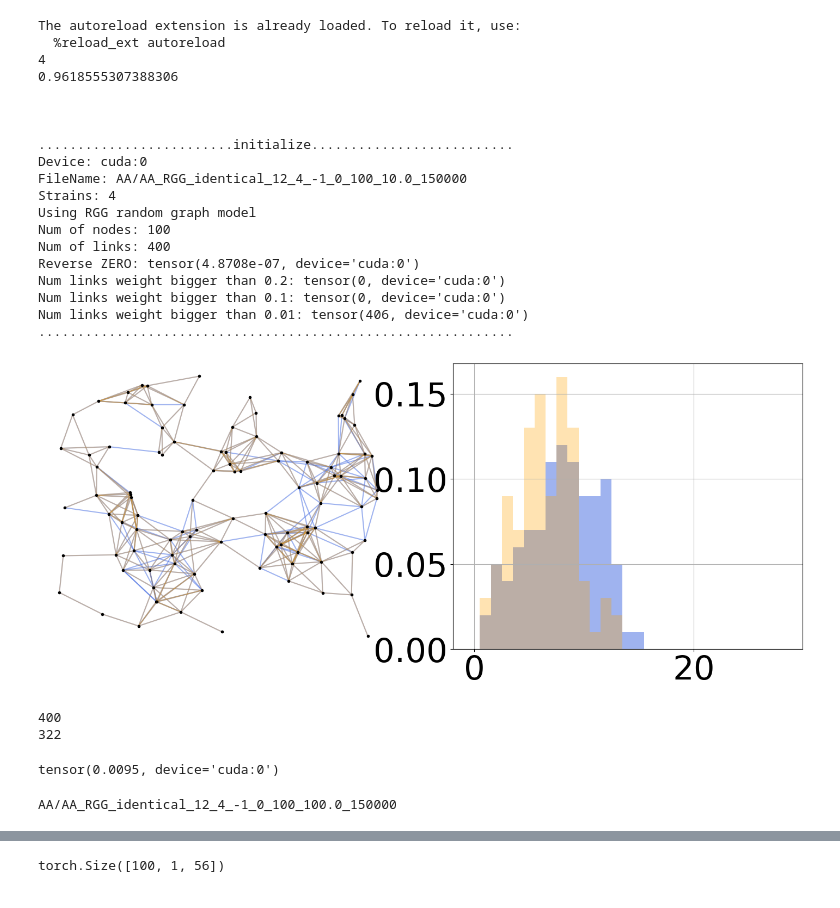
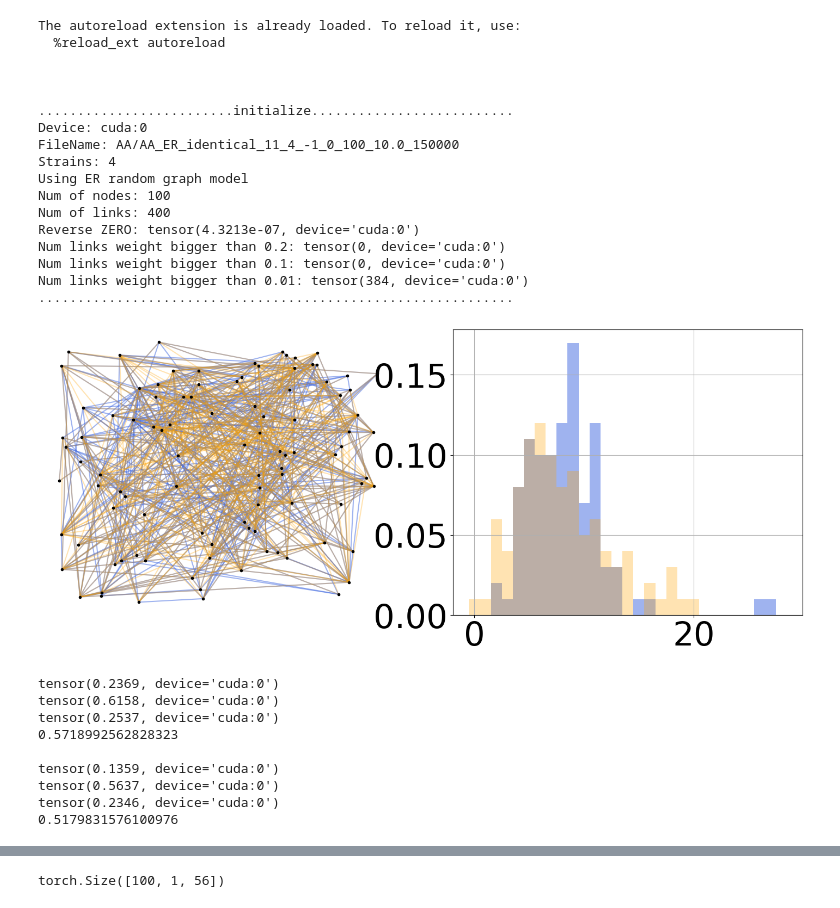
Before and after one commit to bizhili/Topology_Learning_Epis, a Jupyter notebook: test_multi_cities_no_att_new.ipynb, the cells around one changed output, grey strips where cells are left out. Drawn from its saved outputs; the diff is of its cells as text; code cells hidden in the pictures.

```diff
--- a/test_multi_cities_no_att_new.ipynb
+++ b/test_multi_cities_no_att_new.ipynb
@@ -24,13 +24,13 @@ import modules.evaluate as evaluate
 import math
 
 def create_transfer_net(Aw, paras, nf= 2, mf= 10, device= "cpu"):
-    seleNodes = random.sample(range(paras.n), 2)
+    seleNodes = random.sample(range(paras.n), nf)
     AwSub= Aw.cpu().numpy().copy()
     Awf= torch.tensor(AwSub, device= device)
     AwSub[seleNodes, :]= 0
     AwSub[:, seleNodes]= 0
     AwSubM= int((AwSub>0).sum()/2)
-    seleLinks = random.sample(range(AwSubM), 10)
+    seleLinks = random.sample(range(AwSubM), mf)
     # seleLinksId= set()
     countL= -1
     for i in range(paras.n):
@@ -58,25 +58,26 @@ paras.modelLoad= "AA"
 #realGraphs= ["contious_Africa", "contious_china", "contious_EU", "contious_usa", "mobility_german", "mobility_us"]
 realGraphs2= ["global_air", "us_air"]
 realGraphs3= ["us_air100", "us_air200", "us_air300", "us_air400", "spain_bus", "spain_car", "spain_plane", "spain_train"]
-paras.randomGraph= "RGG"
+paras.randomGraph= "ER"
 paras.weightModel= "identical"
 paras.epoches= 150000
 paras.intense= -1
-paras.seed= 12
+paras.seed= 11
 paras.plot= "spring"
 if paras.randomGraph== "RGG":
     paras.plot= "2d_RGG"
 paras.strains= 4
 paras.dense= 0
-paras.identicalf= 0.001
+paras.identicalf= 0.01
 paras.n= 100
+
 
 
 random.seed(paras.seed)
 
 #results and logs file name
 fileName= f"{paras.modelLoad}/{paras.modelLoad}_{paras.randomGraph}_{paras.weightModel}_{paras.seed}_{paras.strains}\
-_{paras.intense}_{paras.dense}_{paras.n}_{paras.identicalf*10000}_{paras.epoches}"
+_{paras.intense}_{paras.dense}_{paras.n}_{paras.identicalf*1000}_{paras.epoches}"
 
 printFlag= 1
 if printFlag!=1:
@@ -91,7 +92,6 @@ P= population.population(paras.n, device= device)
 
 if paras.dense<=0:
     paras.dense= int(math.log(paras.n))-paras.dense
-    utils.log_print(printFlag, paras.dense)
 
 # generate random graphs: RGG(defult), ER, WS, BA'
 if paras.randomGraph=="RGG":
@@ -110,7 +110,7 @@ else:
         A= A/Pop
         A= A.fill_diagonal_(0)
         P= torch.tensor(Pop, device= device)
-        G = nx.from_numpy_array((A>0.002).numpy())
+        G = nx.from_numpy_array((A>0.001).numpy())
     else:
         P= population.population(paras.n, device= device)
 
@@ -130,15 +130,13 @@ elif  paras.weightModel=="none":
 npzfile = np.load("results/"+fileName+".npz")
 
 PreA= torch.tensor(npzfile["Apre"]).to(device= device)
-Aw= torch.tensor(npzfile["A"]).to(device= device)
-G= nx.from_numpy_array((Aw>0.001).cpu().numpy())
-sortGp, _= torch.sort(PreA.flatten())
-Gp= nx.from_numpy_array((PreA>=sortGp[-G.number_of_edges()-100]).cpu().numpy())
+# Aw= torch.tensor(npzfile["A"]).to(device= device)
+G= nx.from_numpy_array((Aw>1e-5).cpu().numpy())
+sortGp, _= torch.sort((PreA+PreA.T).flatten())
+Gp= nx.from_numpy_array(((PreA+PreA.T)>=sortGp[-G.number_of_edges()*2]).cpu().numpy())
 
-print(npzfile["cosine_similarity"])
-
-Awf= create_transfer_net(Aw, paras, nf= 2, mf= 10, device= device)
-Gf = nx.from_numpy_array((Awf>0.001).cpu().numpy())
+Awf= create_transfer_net(Aw, paras, nf= 2, mf= 20, device= device)
+Gf = nx.from_numpy_array((Awf>1e-5).cpu().numpy())
 # Aw= Awf
 
 
@@ -147,53 +145,37 @@ utils.log_print(printFlag,"Device:", device)
 utils.log_print(printFlag,"FileName:", fileName)
 utils.log_print(printFlag,"Strains:", paras.strains)
 utils.log_print(printFlag,"Using", paras.randomGraph, "random graph model")
 utils.log_print(printFlag,"Num of nodes:", G.number_of_nodes())
 utils.log_print(printFlag,"Num of links:", G.number_of_edges())
 Zmat= A_mat.create_A_mat(Aw, P)
 Zmat2= A_mat.reverse_A_mat(Zmat-torch.eye(Aw.shape[0], dtype= torch.float32, device= Aw.device), P)
 utils.log_print(printFlag,"Reverse ZERO:", torch.sum(torch.abs(Zmat2-Aw)))
 utils.log_print(printFlag,"Num links weight bigger than 0.2:", torch.sum(Zmat>0.2)-paras.n)
 utils.log_print(printFlag,"Num links weight bigger than 0.1:", torch.sum(Zmat>0.1)-paras.n)
 utils.log_print(printFlag,"Num links weight bigger than 0.01:", torch.sum(Zmat>0.01)-paras.n)
 utils.log_print(printFlag,".............................................................")
 #plot this network
 if plotFlag==1:
     if paras.plot== "2d_RGG":
-        plotGraph.plot_spring_and_degree(G, Gp, pos= pos)
+        plotGraph.plot_spring_and_degree(Gf, pos= pos)
     elif paras.plot== "spring":
-        plotGraph.plot_spring_and_degree(G, Gf)
+        pos= plotGraph.plot_spring_and_degree(Gf, Gp, pos= pos)
 # %% [output]
 The autoreload extension is already loaded. To reload it, use:
   %reload_ext autoreload
-4
-0.9618555307388306
 
 
 
 .........................initialize..........................
 Device: cuda:0
-FileName: AA/AA_RGG_identical_12_4_-1_0_100_10.0_150000
+FileName: AA/AA_ER_identical_11_4_-1_0_100_10.0_150000
 Strains: 4
-Using RGG random graph model
+Using ER random graph model
 Num of nodes: 100
 Num of links: 400
-Reverse ZERO: tensor(4.8708e-07, device='cuda:0')
+Reverse ZERO: tensor(4.3213e-07, device='cuda:0')
 Num links weight bigger than 0.2: tensor(0, device='cuda:0')
 Num links weight bigger than 0.1: tensor(0, device='cuda:0')
-Num links weight bigger than 0.01: tensor(406, device='cuda:0')
+Num links weight bigger than 0.01: tensor(384, device='cuda:0')
 .............................................................
-[figure, old version]
+[figure, new version]
-# %%
-print(G.number_of_edges())
-print(Gp.number_of_edges())
-# %% [output]
-400
-322
-# %%
-print(sortGp[-400])
-# %% [output]
-tensor(0.0095, device='cuda:0')
-# %%
-print(fileName)
-# %% [output]
-AA/AA_RGG_identical_12_4_-1_0_100_100.0_150000
@@ -200,3 +192,23 @@ AA/AA_RGG_identical_12_4_-1_0_100_100.0_150000
+# %%
+print(evaluate.spectral_similarity(Aw, PreA))
+print(evaluate.pearson_correlation(Aw, PreA))
+print(evaluate.jaccard_similarity(Aw, PreA))
+print(evaluate.PR_AUC(Aw, PreA))
+print()
+print(evaluate.spectral_similarity(Awf, PreA))
+print(evaluate.pearson_correlation(Awf, PreA))
+print(evaluate.jaccard_similarity(Awf, PreA))
+print(evaluate.PR_AUC(Awf, PreA))
+# %% [output]
+tensor(0.2369, device='cuda:0')
+tensor(0.6158, device='cuda:0')
+tensor(0.2537, device='cuda:0')
+0.5718992562828323
+
+tensor(0.1359, device='cuda:0')
+tensor(0.5637, device='cuda:0')
+tensor(0.2346, device='cuda:0')
+0.5179831576100976
 # %%
 R0s_taus= [[random.uniform(paras.R0Mean-paras.R0Std, paras.R0Mean+paras.R0Std),
             random.uniform(paras.tauMean-paras.tauStd, paras.tauMean+paras.tauStd)] for _ in range(40)]
```
Also changed, not shown: parts of 10 cells of this notebook, 4 other files.
